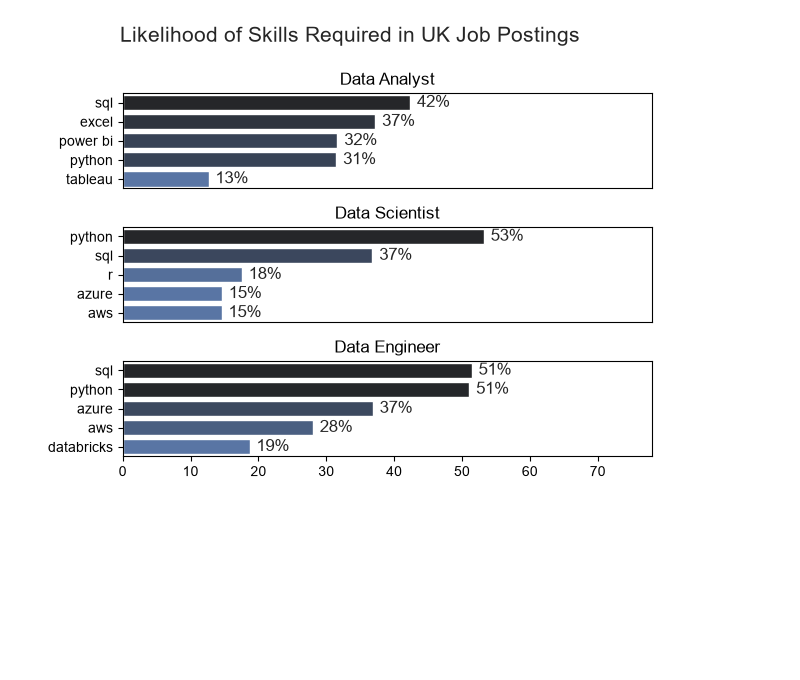
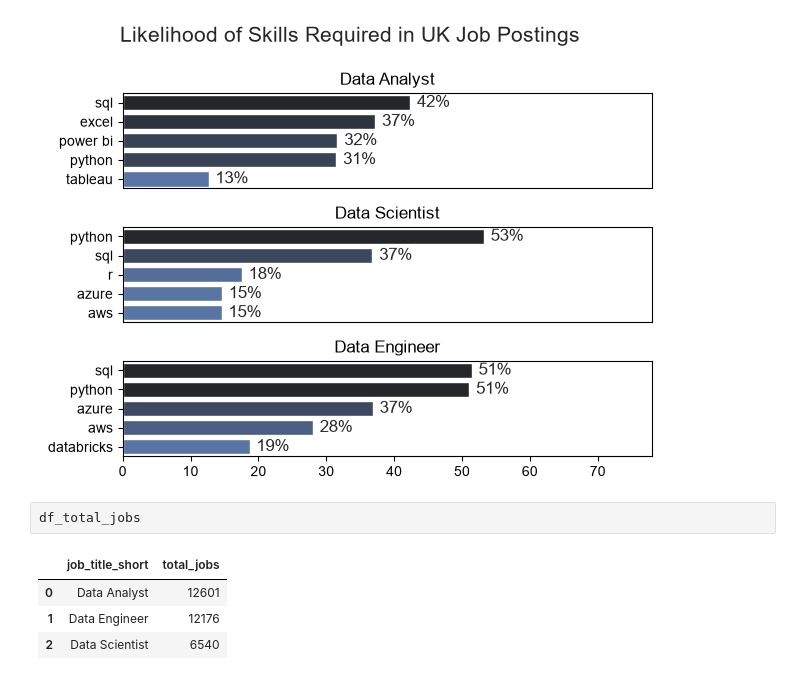
Before and after one commit to Frasermc2605/Python_Data_Project, a Jupyter notebook: Project/Skills_count.ipynb, the cells around one changed output. Cells and saved outputs as stored; diff of their text form; blank space fills up the shorter version.

```diff
--- a/Project/Skills_count.ipynb
+++ b/Project/Skills_count.ipynb
@@ -67,3 +67,10 @@ plt.tight_layout()
 plt.show()
 # %% [output]
 [figure]
+# %%
+df_total_jobs
+# %% [output]
+|  | job_title_short | total_jobs |
+| 0 | Data Analyst | 12601 |
+| 1 | Data Engineer | 12176 |
+| 2 | Data Scientist | 6540 |
```
Also changed, not shown: 9 other files.
